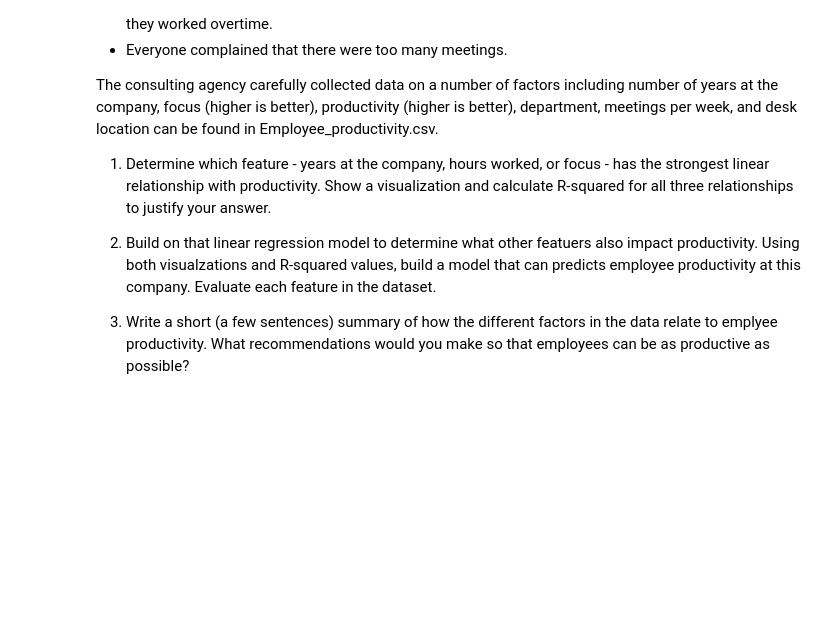
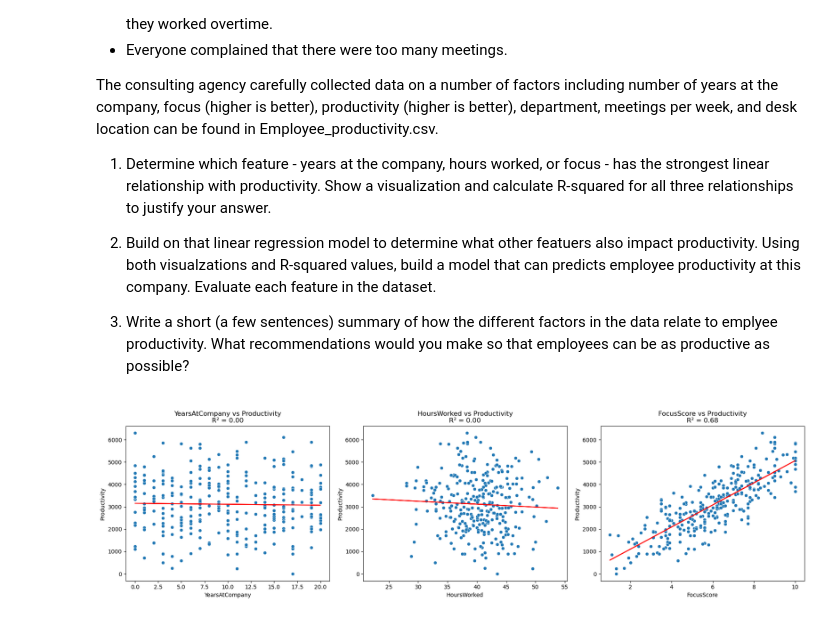
Before and after one commit to NekaouMike/DVM_Lecture_Lab_Files, a Jupyter notebook: 3.3 Visualizing Relationships Between Quantitative Features Lab-Copy1.ipynb, the cells around one changed output. Saved outputs shown, nothing was run; the diff lists cells and outputs as text; code cells hidden in the pictures; blank space fills up the shorter version.

```diff
--- a/3.3 Visualizing Relationships Between Quantitative Features Lab-Copy1.ipynb
+++ b/3.3 Visualizing Relationships Between Quantitative Features Lab-Copy1.ipynb
@@ -17,3 +17,93 @@ The consulting agency carefully collected data on a number of factors including
 2. Build on that linear regression model to determine what other featuers also impact productivity. Using both visualzations and R-squared values, build a model that can predicts employee productivity at this company. Evaluate each feature in the dataset.
 
 3. Write a short (a few sentences) summary of how the different factors in the data relate to emplyee productivity.  What recommendations would you make so that employees can be as productive as possible?
+# %%
+import pandas as pd
+import seaborn as sns
+import matplotlib.pyplot as plt
+from sklearn.linear_model import LinearRegression
+from sklearn.metrics import r2_score
+
+
+df = pd.read_csv("Employee_productivity.csv")
+
+
+target = 'ProductivityScore'
+features = ['YearsAtCompany', 'HoursWorked', 'FocusScore']
+r_squared = {}
+
+plt.figure(figsize=(18, 5))
+for i, feature in enumerate(features):
+    X = df[[feature]]
+    y = df[target]
+
+    model = LinearRegression()
+    model.fit(X, y)
+    y_pred = model.predict(X)
+
+    r2 = r2_score(y, y_pred)
+    r_squared[feature] = r2
+
+    plt.subplot(1, 3, i+1)
+    sns.scatterplot(x=feature, y=target, data=df)
+    plt.plot(df[feature], y_pred, color='red')
+    plt.title(f"{feature} vs Productivity\nR² = {r2:.2f}")
+    plt.xlabel(feature)
+    plt.ylabel("Productivity")
+
+plt.tight_layout()
+plt.show()
+
+if 'MeetingsAttended' in df.columns:
+    X_meet = df[['MeetingsAttended']]
+    y_meet = df[target]
+
+    model_meet = LinearRegression()
+    model_meet.fit(X_meet, y_meet)
+    y_meet_pred = model_meet.predict(X_meet)
+
+    r2_meet = r2_score(y_meet, y_meet_pred)
+    r_squared['MeetingsAttended'] = r2_meet
+
+    plt.figure(figsize=(6, 5))
+    sns.scatterplot(x='MeetingsAttended', y=target, data=df)
+    plt.plot(df['MeetingsAttended'], y_meet_pred, color='red')
+    plt.title(f"Meetings Attended vs Productivity\nR² = {r2_meet:.2f}")
+    plt.xlabel("Meetings Attended")
+    plt.ylabel("Productivity")
+    plt.tight_layout()
+    plt.show()
+else:
+    print("⚠️ Column 'MeetingsAttended' not found in dataset.")
+
+print("R-squared values:")
+for feature, r2 in r_squared.items():
+    print(f"{feature}: {r2:.3f}")
+
+df_encoded = pd.get_dummies(df, columns=['Department', 'DeskLocation'], drop_first=True)
+
+X_all = df_encoded.drop(columns=['ProductivityScore'])
+y_all = df_encoded['ProductivityScore']
+
+model_all = LinearRegression()
+model_all.fit(X_all, y_all)
+predictions = model_all.predict(X_all)
+r2_multi = r2_score(y_all, predictions)
+
+print(f"\nMultivariate Model R²: {r2_multi:.3f}")
+
+coeffs = pd.DataFrame({
+    'Feature': X_all.columns,
+    'Coefficient': model_all.coef_
+}).sort_values(by='Coefficient', key=abs, ascending=False)
+
+print("\nFeature Coefficients:")
+print(coeffs)
+
+plt.figure(figsize=(10, 6))
+sns.barplot(data=coeffs, x='Coefficient', y='Feature', palette='coolwarm')
+plt.title("Feature Importance (Coefficient Magnitudes)")
+plt.tight_layout()
+plt.show()
+# %% [output]
+[figure, added]
```
Also changed, not shown: parts of 2 cells of this notebook.
